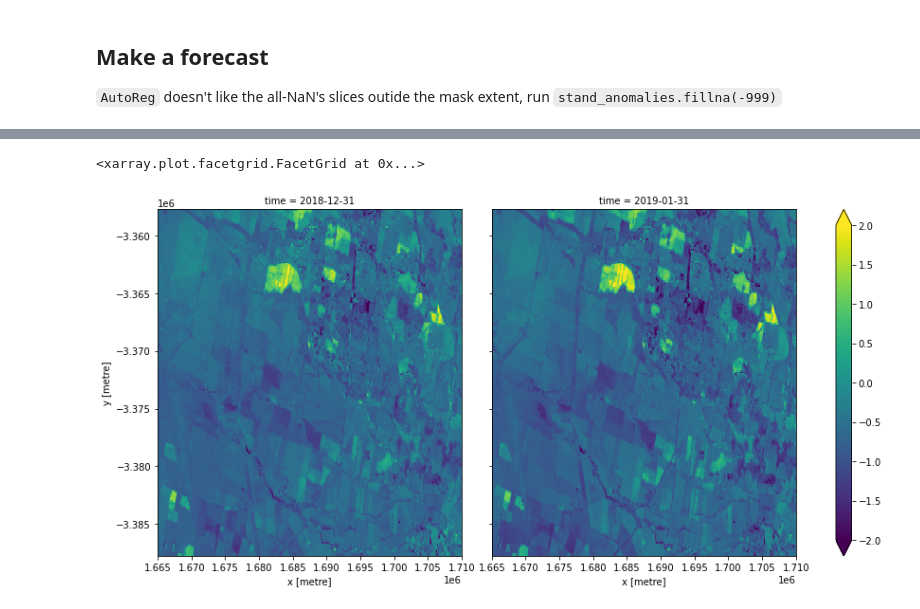
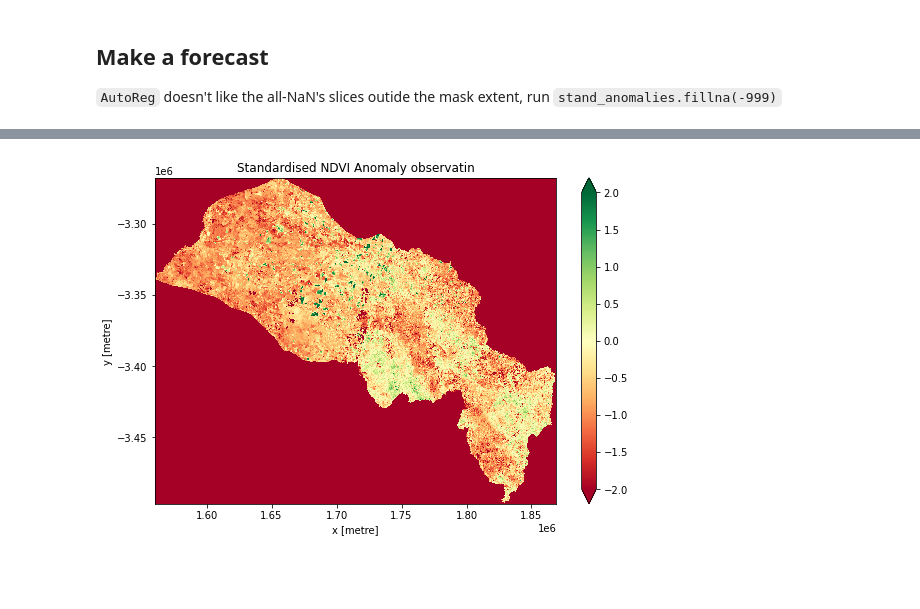
Before and after one commit to cbur24/vegetation_forecasts, a Jupyter notebook: catchment_scale_testing.ipynb, the cells around one changed output, grey strips where cells are left out. Saved outputs shown, nothing was run; the diff lists cells and outputs as text; code cells hidden in the pictures; blank space fills up the shorter version.

```diff
--- a/catchment_scale_testing.ipynb
+++ b/catchment_scale_testing.ipynb
@@ -276,5 +278,5 @@ predict.plot(col='predictions', col_wrap=2, figsize=(13,6), vmin=-2.0, vmax=2)
-# %%
-stand_anomalies.isel(x=range(700,1000),y=range(600,800),time=range(58,60)).plot(col='time', col_wrap=2, figsize=(13,6), vmin=-2.0, vmax=2)
-# %% [output]
-<xarray.plot.facetgrid.FacetGrid at 0x...>
-[figure, removed]
+# %%
+stand_anomalies.isel(time=-1).plot(size=6, vmin=-2.0, vmax=2, cmap='RdYlGn')
+plt.title('Standardised NDVI Anomaly observation');
+# %% [output]
+[figure, added]
```
Also changed, not shown: parts of 19 cells of this notebook.
